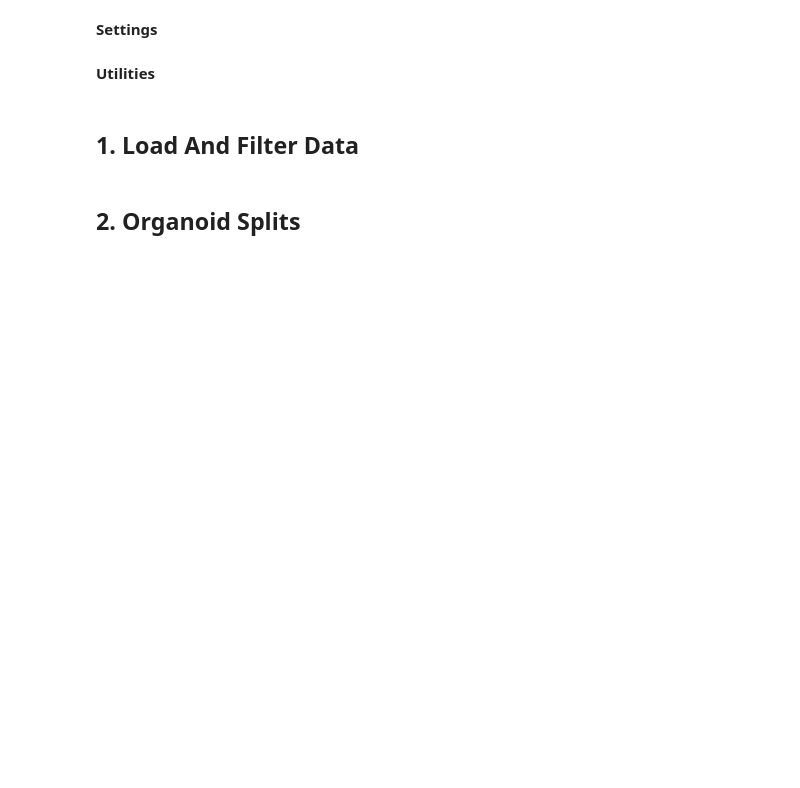
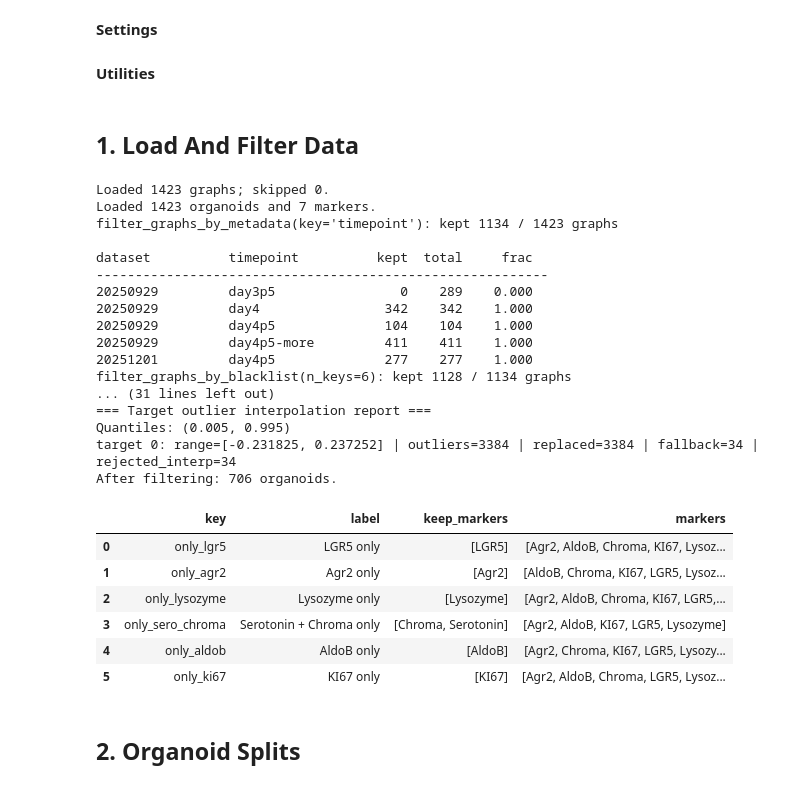
Before and after one commit to fskovbo/organoid_GNN, a Jupyter notebook: experiments/lineage_removal.ipynb, the cells around one changed output. Cells and saved outputs as stored; diff of their text form; code cells hidden in the pictures; blank space fills up the shorter version.

```diff
--- a/experiments/lineage_removal.ipynb
+++ b/experiments/lineage_removal.ipynb
@@ -348,41 +420,66 @@ if FILL_MISSING_COMPLEXITY:
     graphs = fill_missing_metadata_for_group(
         graphs,
         field="complexity",
         fill_value=MISSING_COMPLEXITY_GROUP["fill_value"],
         dataset=MISSING_COMPLEXITY_GROUP["dataset"],
         timepoint=MISSING_COMPLEXITY_GROUP["timepoint"],
     )
 
 graphs, spherical = filter_graphs_by_sphericity(
     graphs,
     max_sphericity=SPHERICITY_MAX,
     print_summary=True,
     return_rejected=True,
 )
 spherical = filter_graphs_by_marker_diversity(
     spherical,
     min_score=SPHERICAL_MARKER_DIVERSITY_MIN,
     print_summary=True,
 )
-graphs = filter_graphs_by_numeric_metadata(
-    graphs,
-    key="complexity",
-    min_value=COMPLEXITY_MIN,
-    allow_missing=False,
-    inplace=False,
-    print_summary=True,
-)
+# graphs = filter_graphs_by_numeric_metadata(
+#     graphs,
+#     key="complexity",
+#     min_value=COMPLEXITY_MIN,
+#     allow_missing=False,
+#     inplace=False,
+#     print_summary=True,
+# )
 if INTERPOLATE_TARGET_OUTLIERS:
     graphs, target_outlier_info = interpolate_target_outliers_from_neighbors(
         graphs,
         clip_quantiles=OUTLIER_CLIP_QUANTILES,
     )
 else:
     target_outlier_info = None
 
 REMOVAL_SETS_RESOLVED = resolve_removal_sets(REMOVAL_SETS, marker_names)
 print(f"After filtering: {len(graphs)} organoids.")
 display(pd.DataFrame(REMOVAL_SETS_RESOLVED))
+# %% [output]
+Loaded 1423 graphs; skipped 0.
+Loaded 1423 organoids and 7 markers.
+filter_graphs_by_metadata(key='timepoint'): kept 1134 / 1423 graphs
+
+dataset          timepoint          kept  total     frac
+----------------------------------------------------------
+20250929         day3p5                0    289    0.000
+20250929         day4                342    342    1.000
+20250929         day4p5              104    104    1.000
+20250929         day4p5-more         411    411    1.000
+20251201         day4p5              277    277    1.000
+filter_graphs_by_blacklist(n_keys=6): kept 1128 / 1134 graphs
+... (31 lines left out)
+=== Target outlier interpolation report ===
+Quantiles: (0.005, 0.995)
+target 0: range=[-0.231825, 0.237252] | outliers=3384 | replaced=3384 | fallback=34 | rejected_interp=34
+After filtering: 706 organoids.
+|  | key | label | keep_markers | markers |
+| 0 | only_lgr5 | LGR5 only | [LGR5] | [Agr2, AldoB, Chroma, KI67, Lysoz... |
+| 1 | only_agr2 | Agr2 only | [Agr2] | [AldoB, Chroma, KI67, LGR5, Lysoz... |
+| 2 | only_lysozyme | Lysozyme only | [Lysozyme] | [Agr2, AldoB, Chroma, KI67, LGR5,... |
+| 3 | only_sero_chroma | Serotonin + Chroma only | [Chroma, Serotonin] | [Agr2, AldoB, KI67, LGR5, Lysozyme] |
+| 4 | only_aldob | AldoB only | [AldoB] | [Agr2, Chroma, KI67, LGR5, Lysozy... |
+| 5 | only_ki67 | KI67 only | [KI67] | [Agr2, AldoB, Chroma, LGR5, Lysoz... |
 # %% [markdown]
 ## 2. Organoid Splits
 # %%
```
Also changed, not shown: parts of 10 cells of this notebook, 7 other files.
